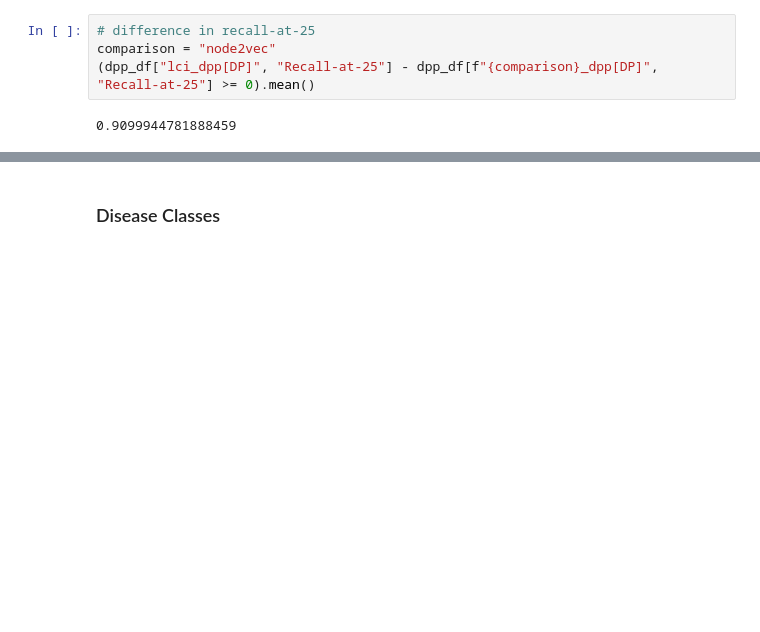
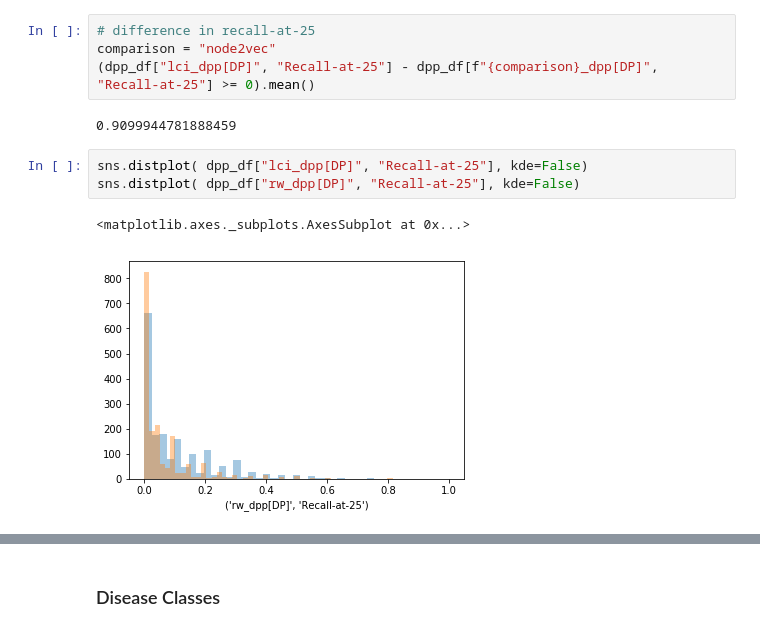
Before and after one commit to seyuboglu/milieu, a Jupyter notebook: notebooks/analysis.ipynb, the cells around one changed output, grey strips where cells are left out. Drawn from its saved outputs; the diff is of its cells as text; blank space fills up the shorter version.

```diff
--- a/notebooks/analysis.ipynb
+++ b/notebooks/analysis.ipynb
@@ -100,3 +178,9 @@ comparison = "node2vec"
 (dpp_df["lci_dpp[DP]", "Recall-at-25"] - dpp_df[f"{comparison}_dpp[DP]", "Recall-at-25"] >= 0).mean()
 # %% [output]
 0.9099944781888459
+# %%
+sns.distplot( dpp_df["lci_dpp[DP]", "Recall-at-25"], kde=False)
+sns.distplot( dpp_df["rw_dpp[DP]", "Recall-at-25"], kde=False)
+# %% [output]
+<matplotlib.axes._subplots.AxesSubplot at 0x...>
+[figure, added]
```
Also changed, not shown: parts of 25 cells of this notebook, 8 other files.
